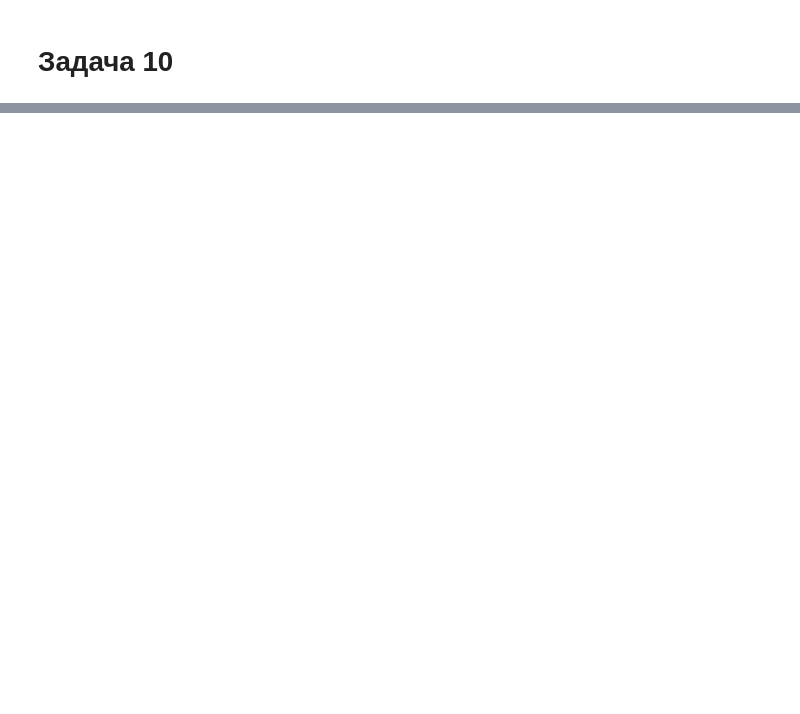
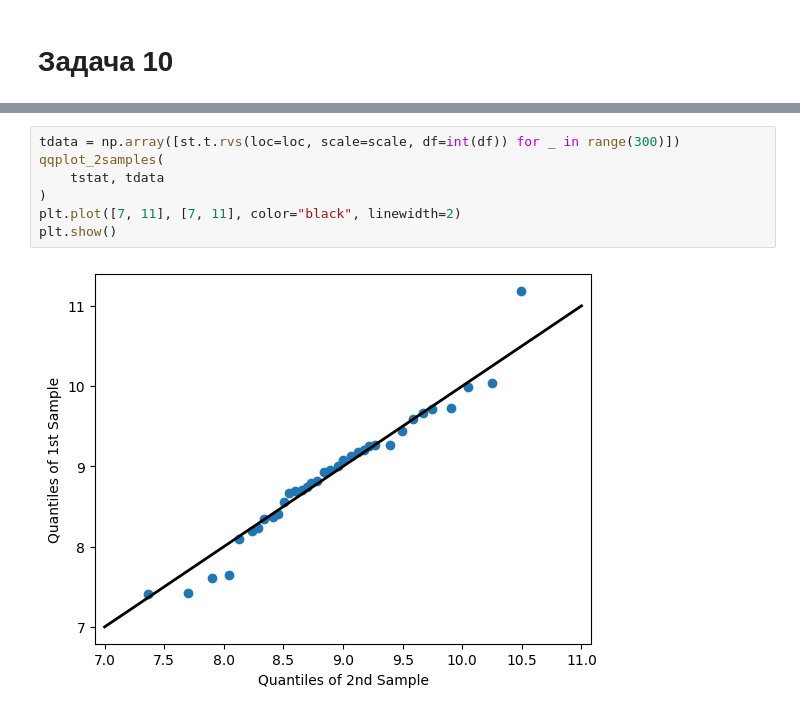
Before and after one commit to vasilisadergacheva/hw_stats, a Jupyter notebook: main.ipynb, the cells around one changed output, grey strips where cells are left out. Drawn from its saved outputs; the diff is of its cells as text; blank space fills up the shorter version.

```diff
--- a/main.ipynb
+++ b/main.ipynb
@@ -295,0 +308,9 @@ plt.show()
+# %%
+tdata = np.array([st.t.rvs(loc=loc, scale=scale, df=int(df)) for _ in range(300)])
+qqplot_2samples(
+    tstat, tdata
+)
+plt.plot([7, 11], [7, 11], color="black", linewidth=2)
+plt.show()
+# %% [output]
+[figure, added]
```
Also changed, not shown: parts of 13 cells of this notebook.
